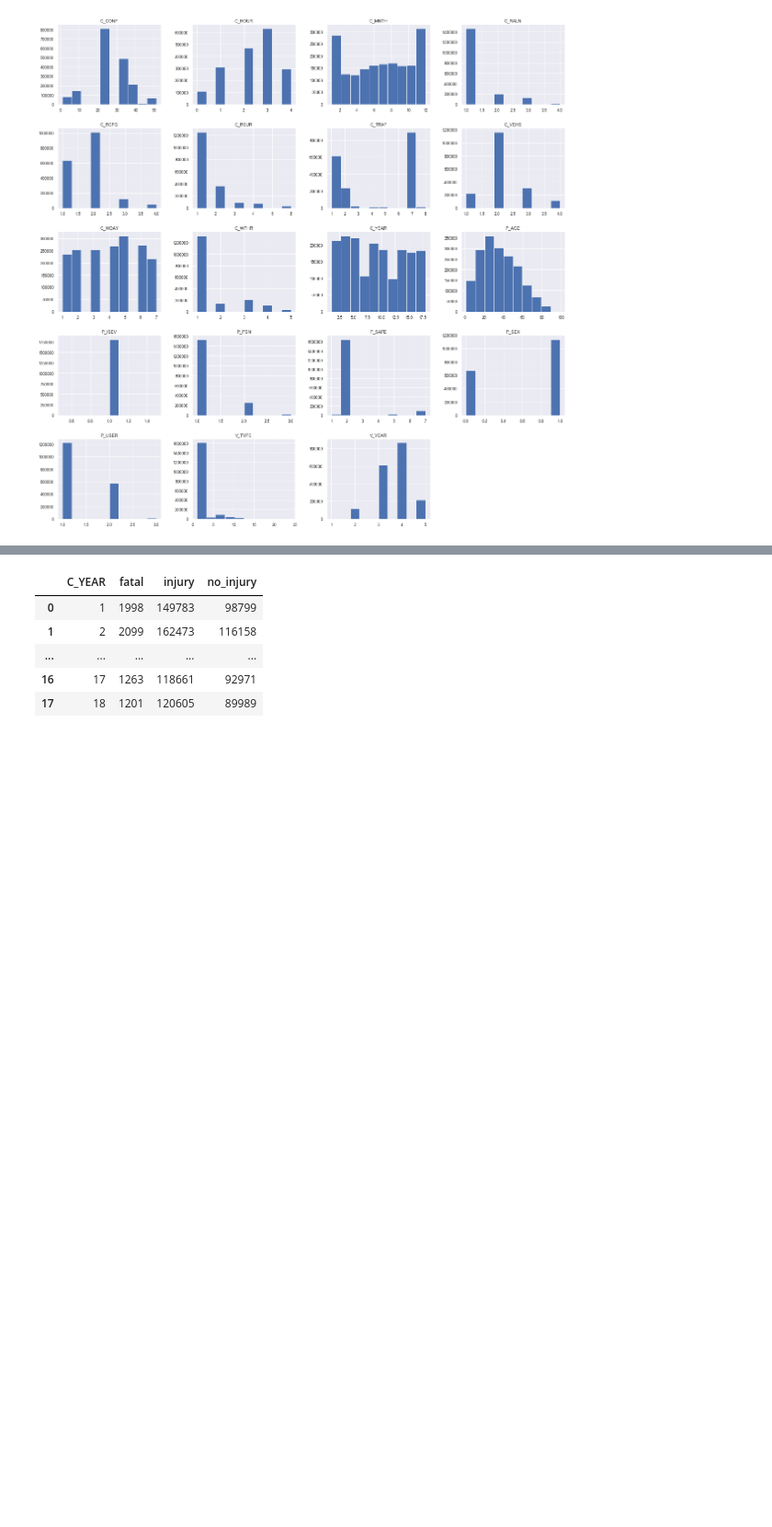
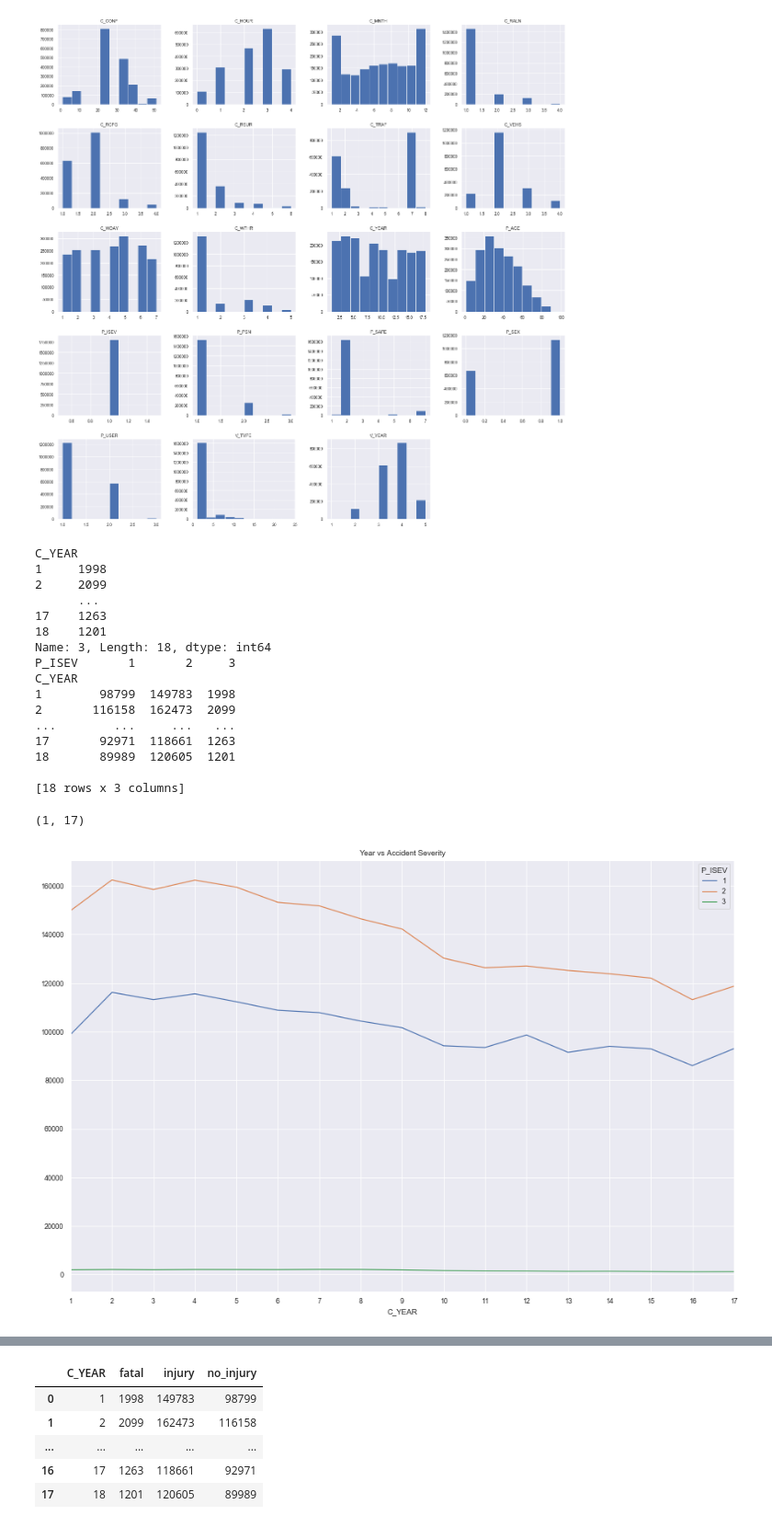
Before and after one commit to pgunabal/Capstone_CKME136_Winter_2018, a Jupyter notebook: CKME136X10_2018_EDA_ON_FINAL_DATASET.ipynb, the cells around one changed output, grey strips where cells are left out. Shown at 92% size. Saved outputs shown, nothing was run; the diff lists cells and outputs as text; code cells hidden in the pictures; blank space fills up the shorter version.

```diff
--- a/CKME136X10_2018_EDA_ON_FINAL_DATASET.ipynb
+++ b/CKME136X10_2018_EDA_ON_FINAL_DATASET.ipynb
@@ -127 +129,25 @@ array([[<matplotlib.axes._subplots.AxesSubplot object at 0x...>,
+# %%
+print(df.groupby(['C_YEAR', 'P_ISEV']).size().unstack()[3])
+print(df.groupby(['C_YEAR', 'P_ISEV']).size().unstack())
+ax = df.astype('int').groupby(['C_YEAR', 'P_ISEV']).size().unstack().plot(figsize=(15,10), kind='line', title = 'Year vs Accident Severity',  xticks = xt)
+ax.set_xlim((1,17))
+# %% [output]
+C_YEAR
+1     1998
+2     2099
+      ...
+17    1263
+18    1201
+Name: 3, Length: 18, dtype: int64
+P_ISEV       1       2     3
+C_YEAR
+1        98799  149783  1998
+2       116158  162473  2099
+...        ...     ...   ...
+17       92971  118661  1263
+18       89989  120605  1201
+
+[18 rows x 3 columns]
+(1, 17)
+[figure, added]
 # %%
```
Also changed, not shown: parts of 7 cells of this notebook, 4 other files.
